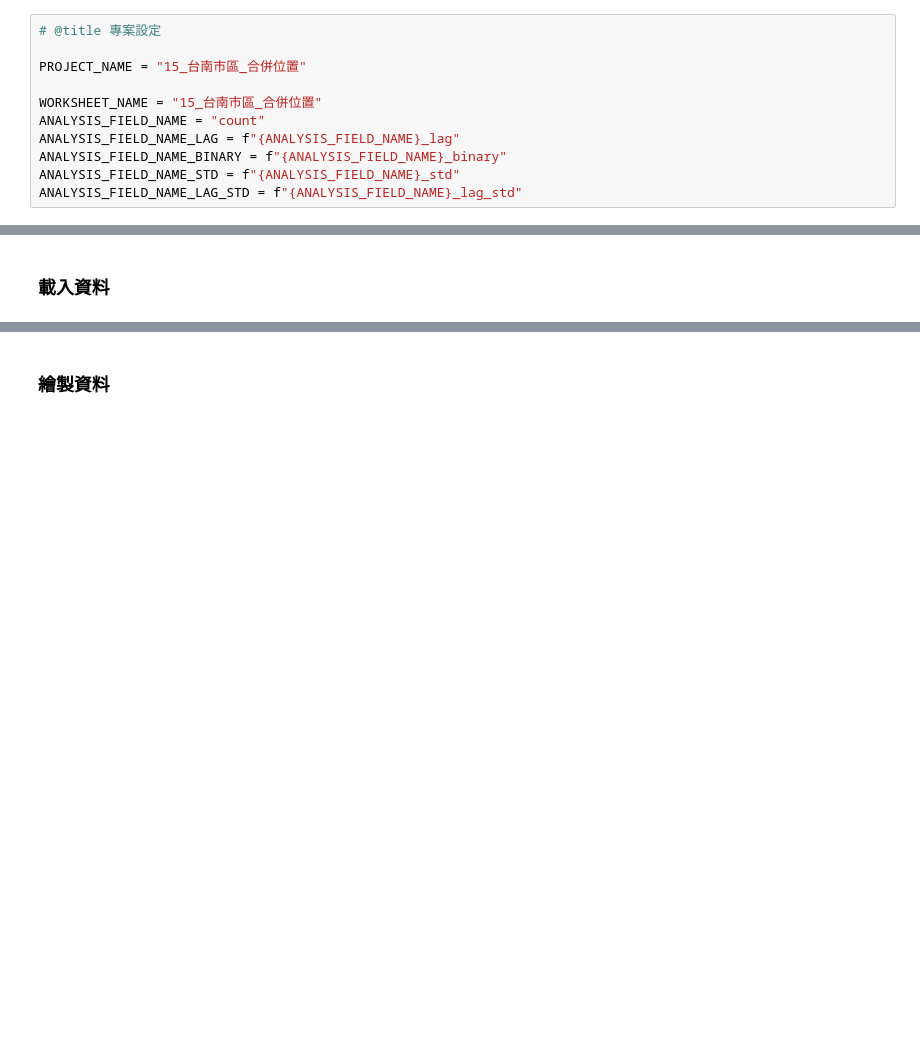
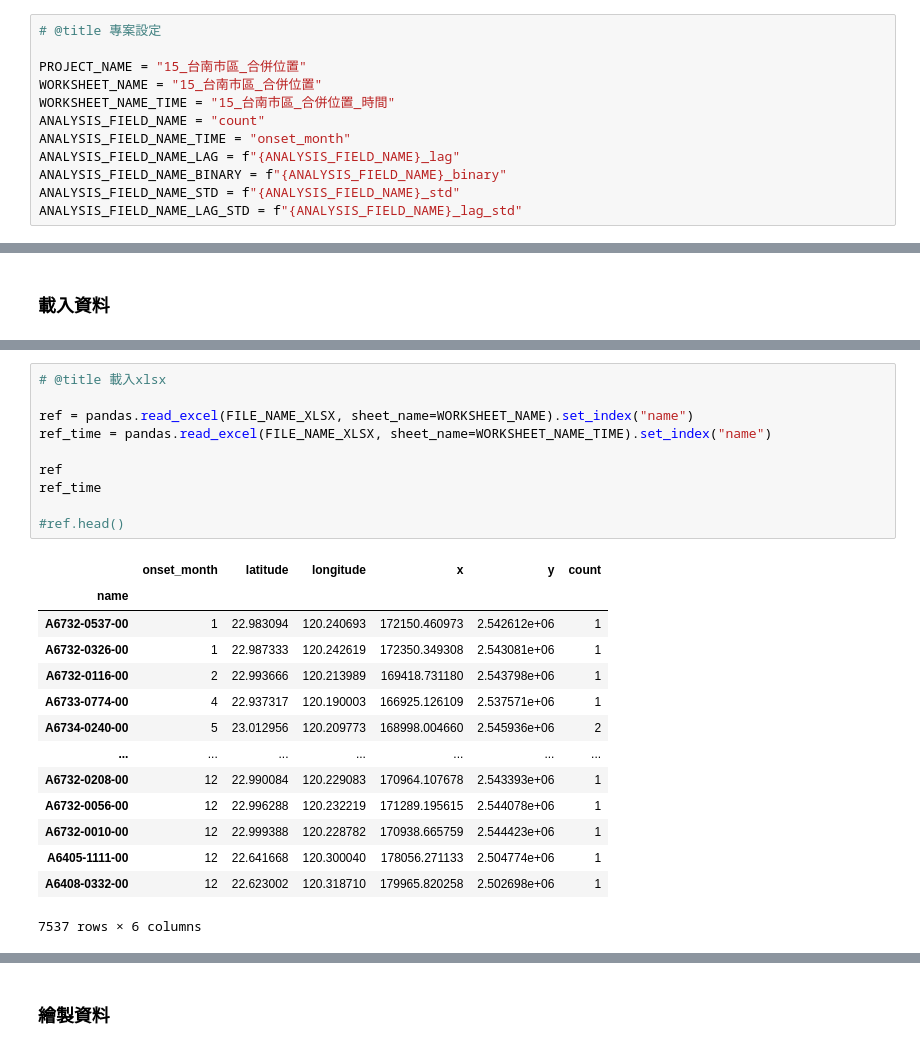
Before and after one commit to kevin7261/Geographic-Data-Science-with-Python, a Jupyter notebook: 全域空間自相關.ipynb, the cells around one changed output, grey strips where cells are left out. Cells and saved outputs as stored; diff of their text form; blank space fills up the shorter version.

```diff
--- a/全域空間自相關.ipynb
+++ b/全域空間自相關.ipynb
@@ -86,9 +86,10 @@ Saving 15_台南市區_合併位置.xlsx to 15_台南市區_合併位置.xlsx
 # @title 專案設定
 
 PROJECT_NAME = "15_台南市區_合併位置"
-
 WORKSHEET_NAME = "15_台南市區_合併位置"
+WORKSHEET_NAME_TIME = "15_台南市區_合併位置_時間"
 ANALYSIS_FIELD_NAME = "count"
+ANALYSIS_FIELD_NAME_TIME = "onset_month"
 ANALYSIS_FIELD_NAME_LAG = f"{ANALYSIS_FIELD_NAME}_lag"
 ANALYSIS_FIELD_NAME_BINARY = f"{ANALYSIS_FIELD_NAME}_binary"
 ANALYSIS_FIELD_NAME_STD = f"{ANALYSIS_FIELD_NAME}_std"
@@ -175,3 +170,28 @@ lads.set_crs(epsg=3826, inplace=True, allow_override=True) # EPSG:3826 TWD97
+# %%
+# @title 載入xlsx
+
+ref = pandas.read_excel(FILE_NAME_XLSX, sheet_name=WORKSHEET_NAME).set_index("name")
+ref_time = pandas.read_excel(FILE_NAME_XLSX, sheet_name=WORKSHEET_NAME_TIME).set_index("name")
+
+ref
+ref_time
+
+#ref.head()
+# %% [output]
+|  | onset_month | latitude | longitude | x | y | count |
+| name |  |  |  |  |  |  |
+| A6732-0537-00 | 1 | 22.983094 | 120.240693 | 172150.460973 | 2.542612e+06 | 1 |
+| A6732-0326-00 | 1 | 22.987333 | 120.242619 | 172350.349308 | 2.543081e+06 | 1 |
+| A6732-0116-00 | 2 | 22.993666 | 120.213989 | 169418.731180 | 2.543798e+06 | 1 |
+| A6733-0774-00 | 4 | 22.937317 | 120.190003 | 166925.126109 | 2.537571e+06 | 1 |
+| A6734-0240-00 | 5 | 23.012956 | 120.209773 | 168998.004660 | 2.545936e+06 | 2 |
+| ... | ... | ... | ... | ... | ... | ... |
+| A6732-0208-00 | 12 | 22.990084 | 120.229083 | 170964.107678 | 2.543393e+06 | 1 |
+| A6732-0056-00 | 12 | 22.996288 | 120.232219 | 171289.195615 | 2.544078e+06 | 1 |
+| A6732-0010-00 | 12 | 22.999388 | 120.228782 | 170938.665759 | 2.544423e+06 | 1 |
+| A6405-1111-00 | 12 | 22.641668 | 120.300040 | 178056.271133 | 2.504774e+06 | 1 |
+| A6408-0332-00 | 12 | 22.623002 | 120.318710 | 179965.820258 | 2.502698e+06 | 1 |
+7537 rows × 6 columns
 # %%
 # @title 用index欄位合併xlsx與geojson
 
```
Also changed, not shown: parts of 8 cells of this notebook, 6 other files.
